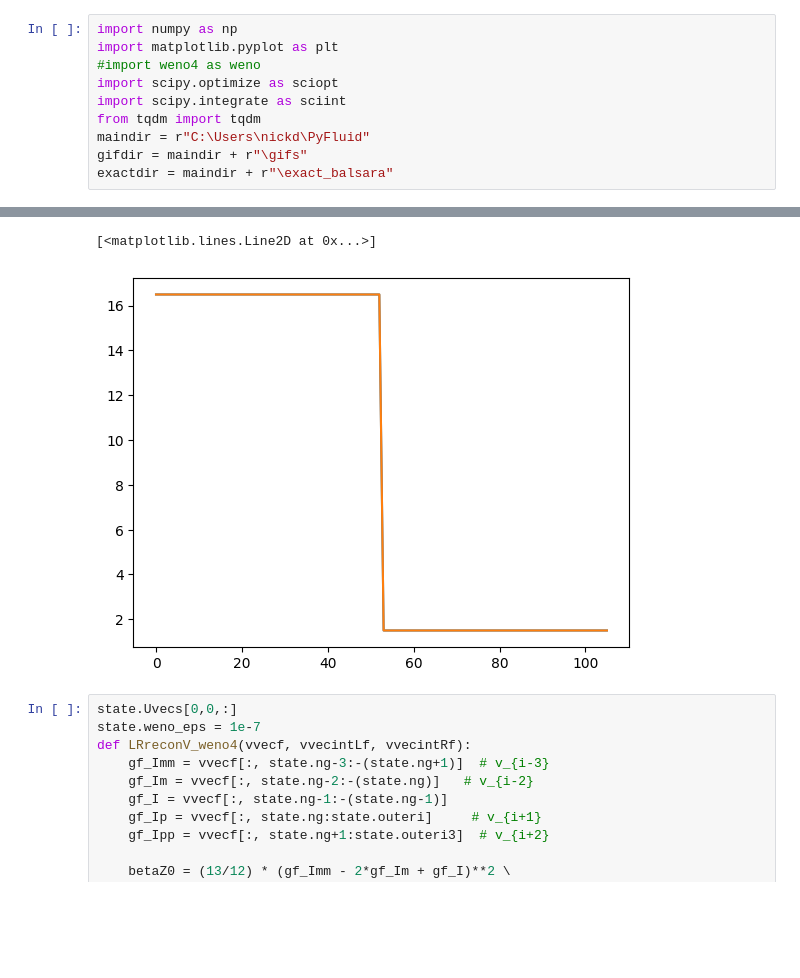
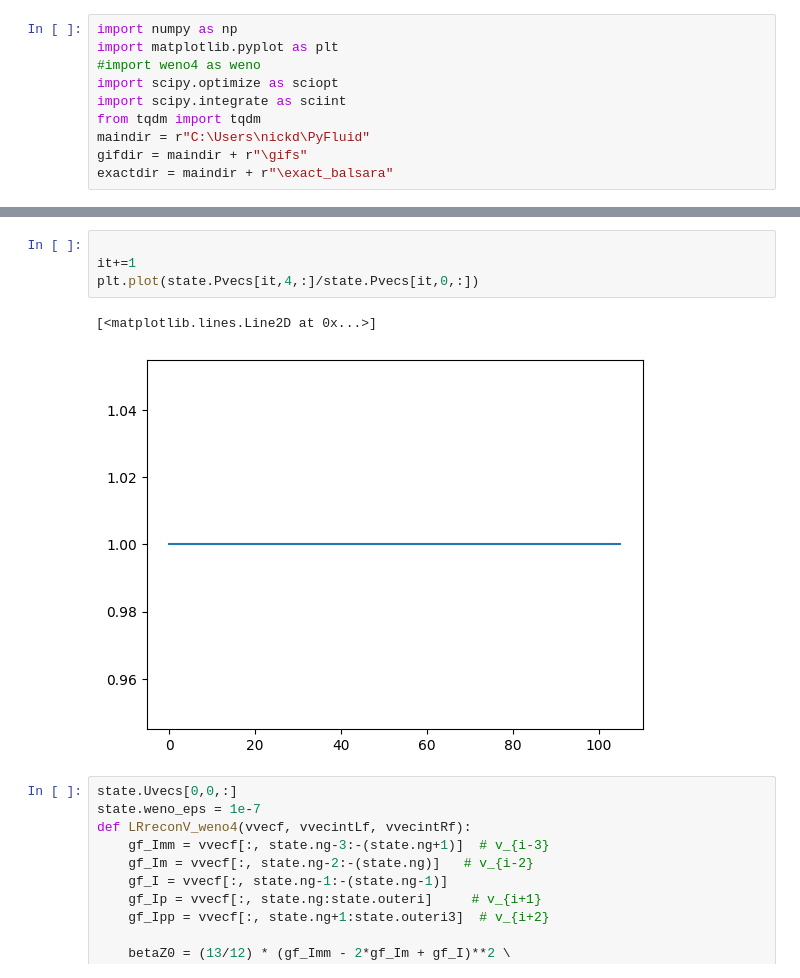
Before and after one commit to Jimbo-Coder/PyFluid, a Jupyter notebook: main_mhd.ipynb, the cells around one changed output, grey strips where cells are left out. Drawn from its saved outputs; the diff is of its cells as text; blank space fills up the shorter version.

```diff
--- a/main_mhd.ipynb
+++ b/main_mhd.ipynb
@@ -1262,9 +1296,12 @@ Final Time = 0.5340, Mean dt = 7.11997e-03
 [figure]
 [figure]
 # %%
+
+it+=1
+plt.plot(state.Pvecs[it,4,:]/state.Pvecs[it,0,:])
 # %% [output]
 [<matplotlib.lines.Line2D at 0x...>]
-[figure, old version]
+[figure, new version]
 # %%
 state.Uvecs[0,0,:]
 state.weno_eps = 1e-7
```
Also changed, not shown: parts of 1 cell of this notebook.
